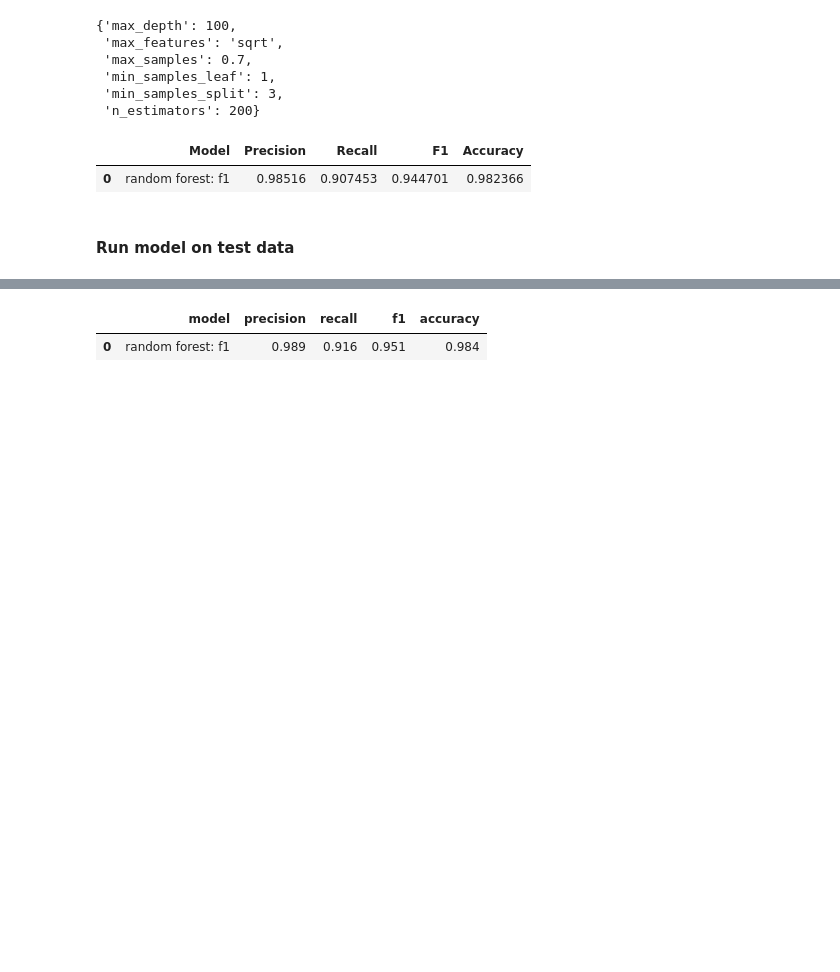
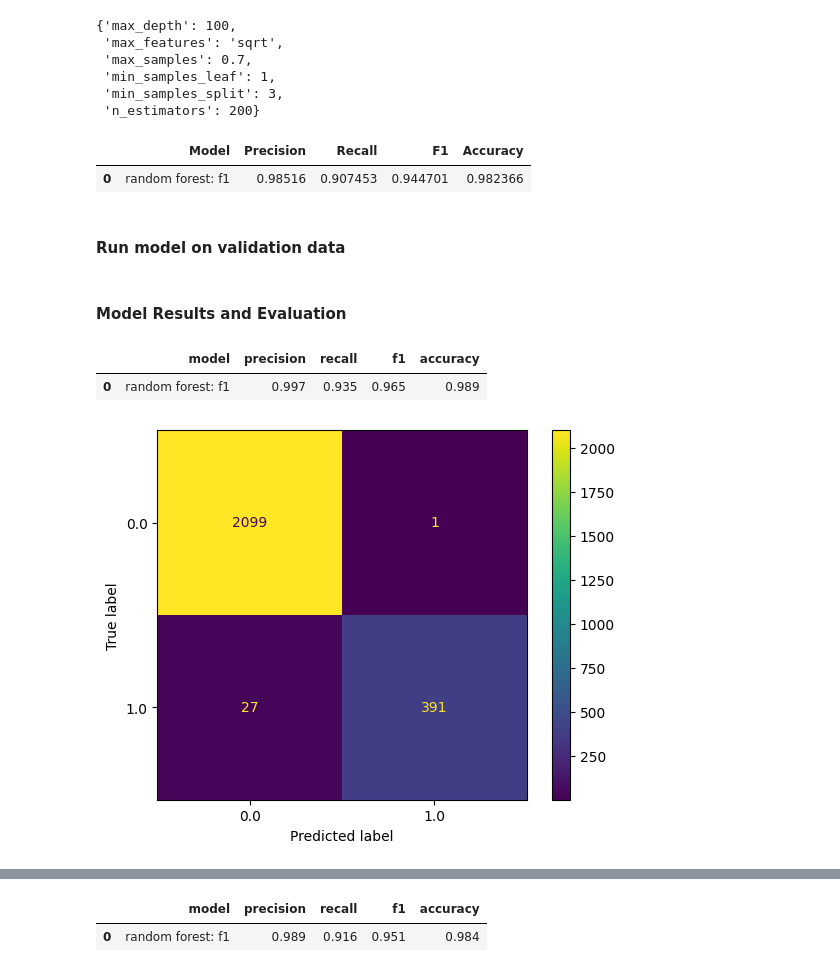
Before and after one commit to CoenMeintjes/predicting_employee_churn_salifort_motors, a Jupyter notebook: project_notebook.ipynb, the cells around one changed output, grey strips where cells are left out. Cells and saved outputs as stored; diff of their text form; code cells hidden in the pictures; blank space fills up the shorter version.

```diff
--- a/project_notebook.ipynb
+++ b/project_notebook.ipynb
@@ -1130,7 +1140,26 @@ results
 |  | Model | Precision | Recall | F1 | Accuracy |
 | 0 | random forest: f1 | 0.98516 | 0.907453 | 0.944701 | 0.982366 |
 # %% [markdown]
-#### Run model on test data
+#### Run model on validation data
 # %%
-# Get scores on test data
-preds = rf_opt.best_estimator_.predict(X_test)
+# Predict on validation data
+preds = rf_opt.best_estimator_.predict(X_val)
+# %% [markdown]
+#### Model Results and Evaluation
+# %%
+# Get scores on validation data
+rf_opt_validation_scores = get_validation_scores('random forest: f1', preds, y_val)
+rf_opt_validation_scores
+# %% [output]
+|  | model | precision | recall | f1 | accuracy |
+| 0 | random forest: f1 | 0.997 | 0.935 | 0.965 | 0.989 |
+# %%
+# Generate array of values for confusion matrix
+cm = confusion_matrix(y_val, preds, labels= rf_opt.classes_)
+
+# Plot confusion matrix
+disp = ConfusionMatrixDisplay(confusion_matrix=cm, display_labels= rf_opt.classes_)
+
+disp.plot();
+# %% [output]
+[figure, added]
```
Also changed, not shown: parts of 56 cells of this notebook.
